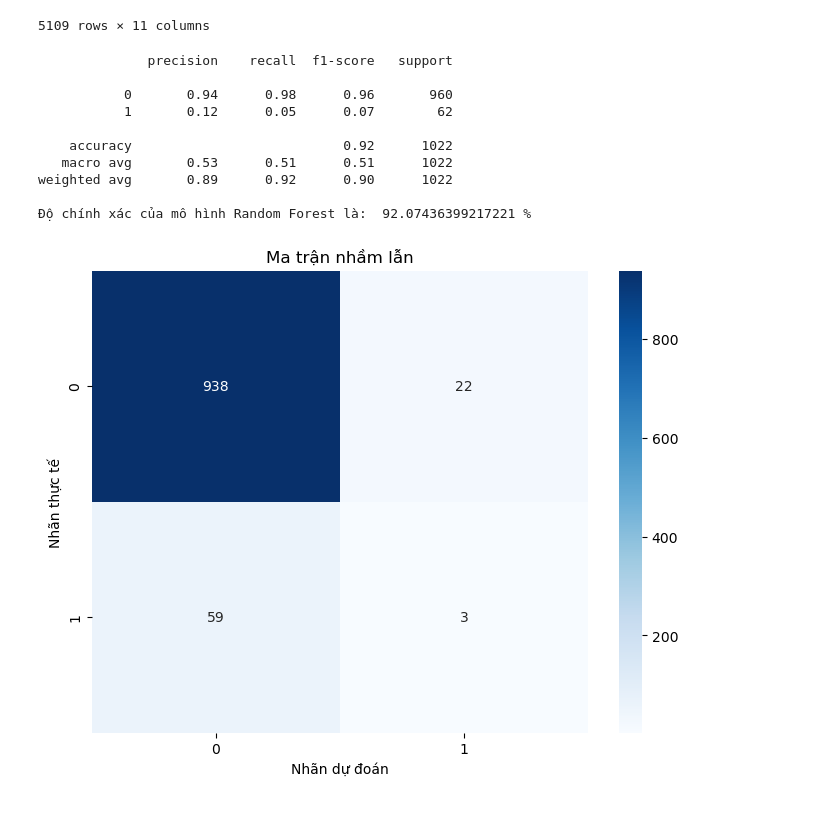
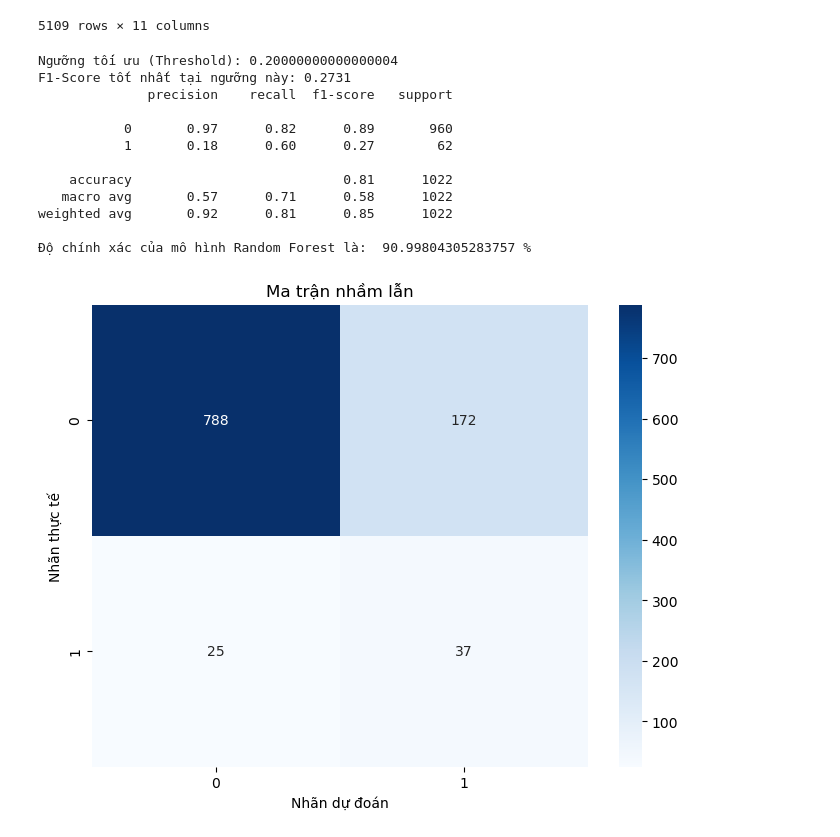
Before and after one commit to haianhdoan5/Stroke_Analysis, a Jupyter notebook: AI_DotQuy_Hai.ipynb, the cells around one changed output. Drawn from its saved outputs; the diff is of its cells as text; code cells hidden in the pictures.

```diff
--- a/AI_DotQuy_Hai.ipynb
+++ b/AI_DotQuy_Hai.ipynb
@@ -327,4 +272,7 @@ knn.fit(train_data[cols_feature], train_data["smoking_status"])
 # Dự đoán và điền vào
 predicted_status = knn.predict(test_data[cols_feature])
 df.loc[df["smoking_status"] == "Unknown", "smoking_status"] = predicted_status
+# %%
+# #Biến đổi smoking_status thành số
+df.loc[:, 'smoking_status'] = df['smoking_status'].replace({'never smoked': 0, 'formerly smoked': 1, 'smokes': 2})
 # %%
@@ -369,12 +317,12 @@ df.loc[:, "smoking_status"] = df["smoking_status"].replace(
 # %%
-# # Chuẩn hóa smoking_status
+# Chuẩn hóa smoking_status
 
-# scaler = MinMaxScaler()
+scaler = MinMaxScaler()
 
-# # Thực hiện chuẩn hóa
-# df['smoking_status'] = scaler.fit_transform(df[['smoking_status']])
+# Thực hiện chuẩn hóa
+df['smoking_status'] = scaler.fit_transform(df[['smoking_status']])
 
-# # Kiểm tra kết quả
+# Kiểm tra kết quả
 
-# print(df[['smoking_status']].head())
-# df
+print(df[['smoking_status']].head())
+df
@@ -381,6 +349,3 @@ df.loc[:, "smoking_status"] = df["smoking_status"].replace(
 # %%
 #   Xuất dl sau khi tiền sử lý
 # df.to_csv('sauxuly.csv', index=False)
-# %%
-df = df.drop(columns=["bmi"])
-df = df.drop(columns=["avg_glucose_level"])
@@ -585,8 +461,8 @@ X = df[
         "ever_married",
         "work_type",
         "Residence_type",
-        "avg_glucose_level_cat",
-        "bmi_cat",
+        "avg_glucose_level",
+        "bmi",
         "smoking_status",
     ]
 ]
@@ -616,7 +492,7 @@ param_dist = {
 bayes_search = BayesSearchCV(
     estimator=rf,
     search_spaces=param_dist,
-    n_iter=100,
+    n_iter=50,
     cv=5,
     n_jobs=-1,
     scoring="accuracy",
@@ -627,12 +503,29 @@ best_params = bayes_search.best_params_
 
 # Tạo mô hình với siêu tham số tốt nhất
 best_rf = RandomForestClassifier(**best_params, random_state=42)
-
 # Huấn luyện mô hình
 best_rf.fit(X_train_final, y_train_final)
+# Thay vì predict ngay, hãy lấy xác suất
+y_prob = best_rf.predict_proba(X_test)
+y_prob_class_1 = y_prob[:, 1]
 
+# Tìm ngưỡng tốt nhất cho F1-score trên tập Test
+best_thresh = 0.4
+best_f1 = 0
+thresholds = np.arange(0.1, 0.6, 0.05) # Quét từ 0.1 đến 0.6
+
+for thresh in thresholds:
+    y_pred_temp = (y_prob_class_1 >= thresh).astype(int)
+    score = f1_score(y_test, y_pred_temp)
+    if score > best_f1:
+        best_f1 = score
+        best_thresh = thresh
+
+print(f"\nNgưỡng tối ưu (Threshold): {best_thresh}")
+print(f"F1-Score tốt nhất tại ngưỡng này: {best_f1:.4f}")
 # Dự đoán trên tập kiểm tra
-y_pred = best_rf.predict(X_test)
+y_pred_final = (y_prob_class_1 >= best_thresh).astype(int)
+y_pred = y_pred_final
 
 # Đánh giá mô hình
 print(classification_report(y_test, y_pred))
@@ -643,39 +536,40 @@ print(
 )
 
 
 # Vẽ ma trận nhầm lẫn
 def plot_confusion_matrix(best_rf, X_test, y_test):
-    # Dự đoán trên tập kiểm tra
-    y_pred = best_rf.predict(X_test)
+
     # Tính toán ma trận nhầm lẫn
     cm = confusion_matrix(y_test, y_pred)
     # Vẽ biểu đồ
     plt.figure(figsize=(8, 6))
     sns.heatmap(
         cm,
         annot=True,
         fmt="d",
         cmap="Blues",
         xticklabels=np.unique(y_test),
         yticklabels=np.unique(y_test),
     )
     plt.xlabel("Nhãn dự đoán")
     plt.ylabel("Nhãn thực tế")
     plt.title("Ma trận nhầm lẫn")
     plt.show()
 
 
 # Gọi hàm để vẽ ma trận nhầm lẫn
 plot_confusion_matrix(best_rf, X_test, y_test)
 # %% [output]
+Ngưỡng tối ưu (Threshold): 0.20000000000000004
+F1-Score tốt nhất tại ngưỡng này: 0.2731
               precision    recall  f1-score   support
 
-           0       0.94      0.98      0.96       960
-           1       0.12      0.05      0.07        62
+           0       0.97      0.82      0.89       960
+           1       0.18      0.60      0.27        62
 
-    accuracy                           0.92      1022
-   macro avg       0.53      0.51      0.51      1022
-weighted avg       0.89      0.92      0.90      1022
+    accuracy                           0.81      1022
+   macro avg       0.57      0.71      0.58      1022
+weighted avg       0.92      0.81      0.85      1022
 
-Độ chính xác của mô hình Random Forest là:  92.07436399217221 %
+Độ chính xác của mô hình Random Forest là:  90.99804305283757 %
-[figure, old version]
+[figure, new version]
```
Also changed, not shown: parts of 15 cells of this notebook, 2 other files.
